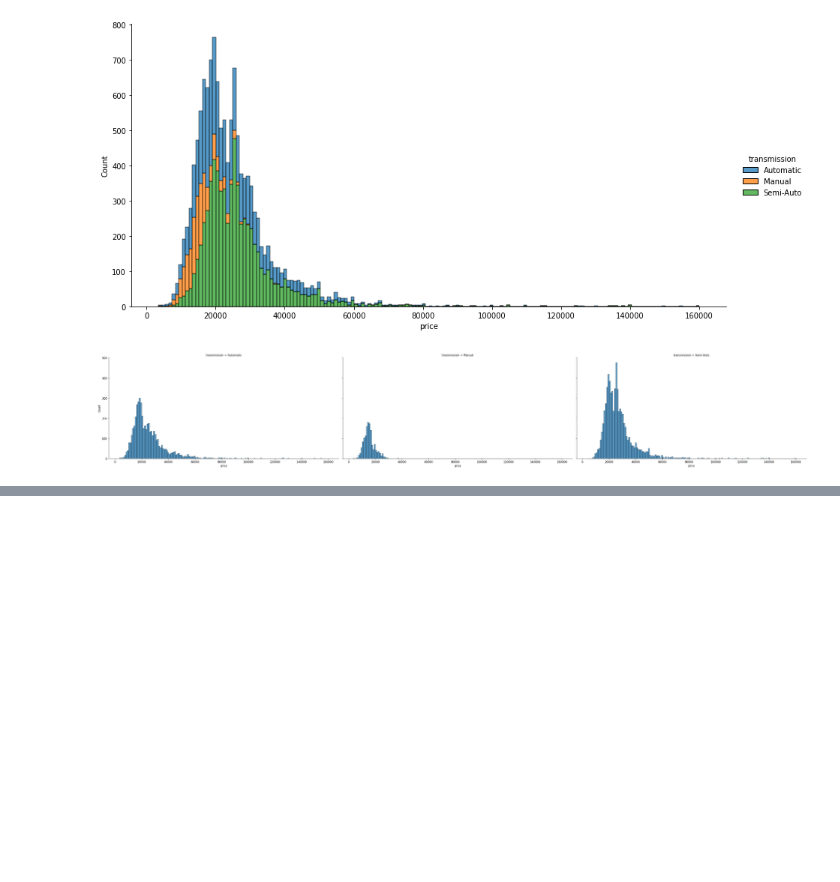
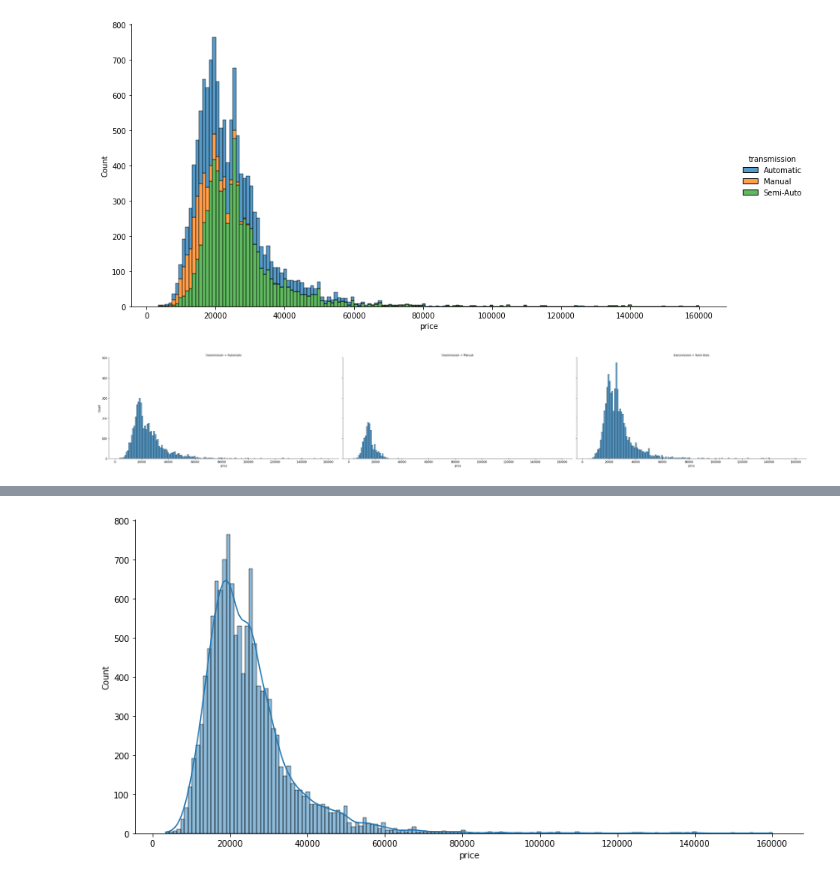
Before and after one commit to abdulhamidll/Data-Science, a Jupyter notebook: taqsimot_distribution.ipynb, the cells around one changed output, grey strips where cells are left out. Saved outputs shown, nothing was run; the diff lists cells and outputs as text; code cells hidden in the pictures; blank space fills up the shorter version.

```diff
--- a/taqsimot_distribution.ipynb
+++ b/taqsimot_distribution.ipynb
@@ -43,0 +49,5 @@ plt.show()
+# %%
+sns.displot(data=df, x='price', kde=True, height=6, aspect=2)
+plt.show()
+# %% [output]
+[figure, added]
```
Also changed, not shown: parts of 1 cell of this notebook.
